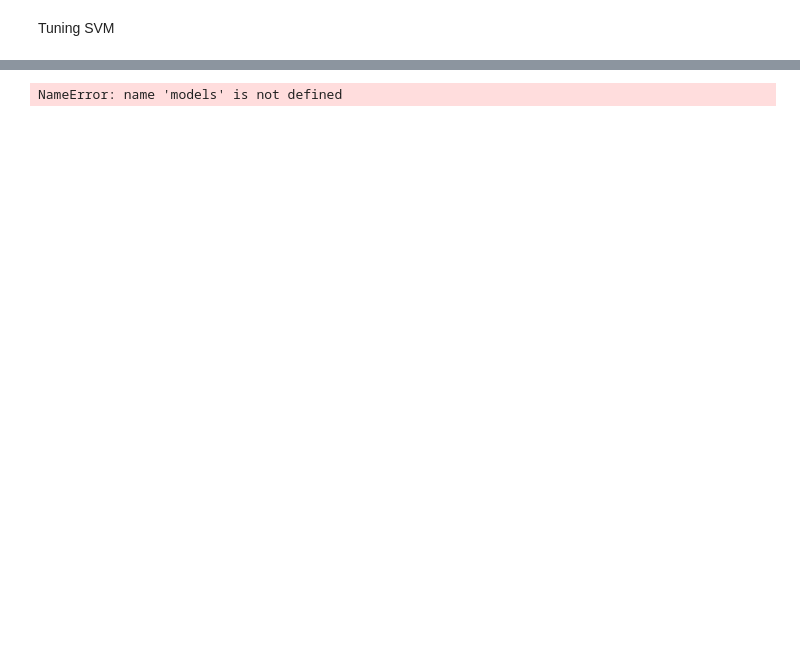
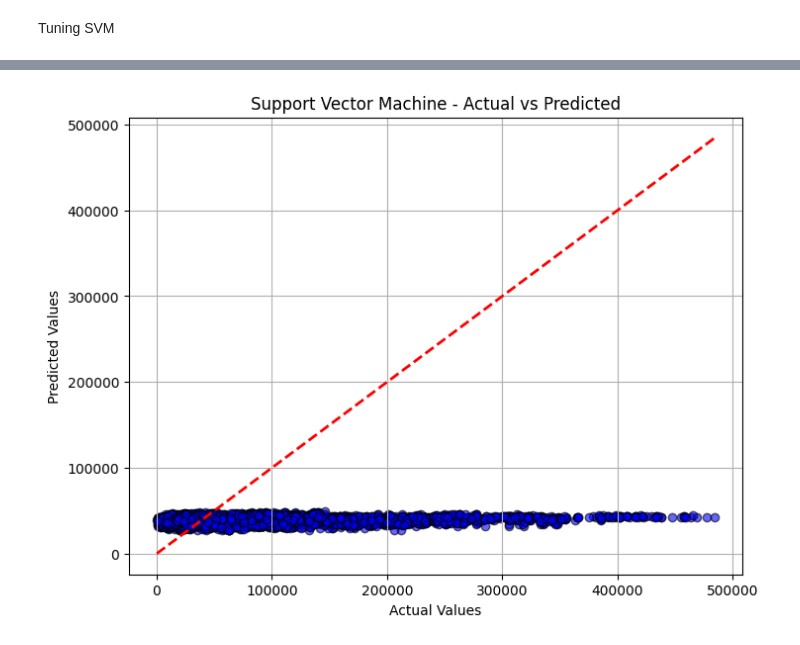
Before and after one commit to TedXpro/MachineLearning, a Jupyter notebook: CropYieldAnalysis.ipynb, the cells around one changed output, grey strips where cells are left out. Saved outputs shown, nothing was run; the diff lists cells and outputs as text; code cells hidden in the pictures; blank space fills up the shorter version.

```diff
--- a/CropYieldAnalysis.ipynb
+++ b/CropYieldAnalysis.ipynb
@@ -352,34 +428,13 @@ print(r2_score(y_test, predictions))
 # %%
-for name, model in models.items():
-    print(f"Training {name}...\n")
-    predictions = []
-    if name == 'LSTM':
-        model.compile(optimizer='adam', loss='mse')
-        model.fit(X_train_scaled, y_train, epochs=50, batch_size=32, verbose=0)
-        predictions = model.predict(X_test_scaled).flatten()
-    else:
-        model.fit(X_train_scaled, y_train)
-        predictions = model.predict(X_test_scaled)
-
-    # Calculate Evaluations
-    mse = mean_squared_error(y_test, predictions)
-    rmse = np.sqrt(mse)
-    mae = mean_absolute_error(y_test, predictions)
-    r2 = r2_score(y_test, predictions)
-    residuals = y_test - predictions
-
-    results[name] = {'MSE': mse, 'RMSE': rmse, 'MAE': mae, 'R_score': r2, 'Residuals': residuals, 'Predictions': predictions}
-    print(f" MSE: {mse}\n RMSE: {rmse}\n MAE: {mae}\n R-Squared: {r2}\n")
-
-    # plot Actual vs Predicted values
-    plt.figure(figsize=(8, 6))
-    plt.scatter(y_test, predictions, color='blue', edgecolor='k', alpha=0.6)
-    plt.plot([min(y_test), max(y_test)], [min(y_test), max(y_test)], color='red', lw=2, ls='--')
-    plt.title(f'{name} - Actual vs Predicted')
-    plt.xlabel('Actual Values')
-    plt.ylabel('Predicted Values')
-    plt.grid(True)
-    plt.show()
+# plot Actual vs Predicted values
+plt.figure(figsize=(8, 6))
+plt.scatter(y_test, predictions, color='blue', edgecolor='k', alpha=0.6)
+plt.plot([min(y_test), max(y_test)], [min(y_test), max(y_test)], color='red', lw=2, ls='--')
+plt.title(f'Support Vector Machine - Actual vs Predicted')
+plt.xlabel('Actual Values')
+plt.ylabel('Predicted Values')
+plt.grid(True)
+plt.show()
 # %% [output]
-NameError: name 'models' is not defined
+[figure, added]
 # %%
```
Also changed, not shown: parts of 15 cells of this notebook.
